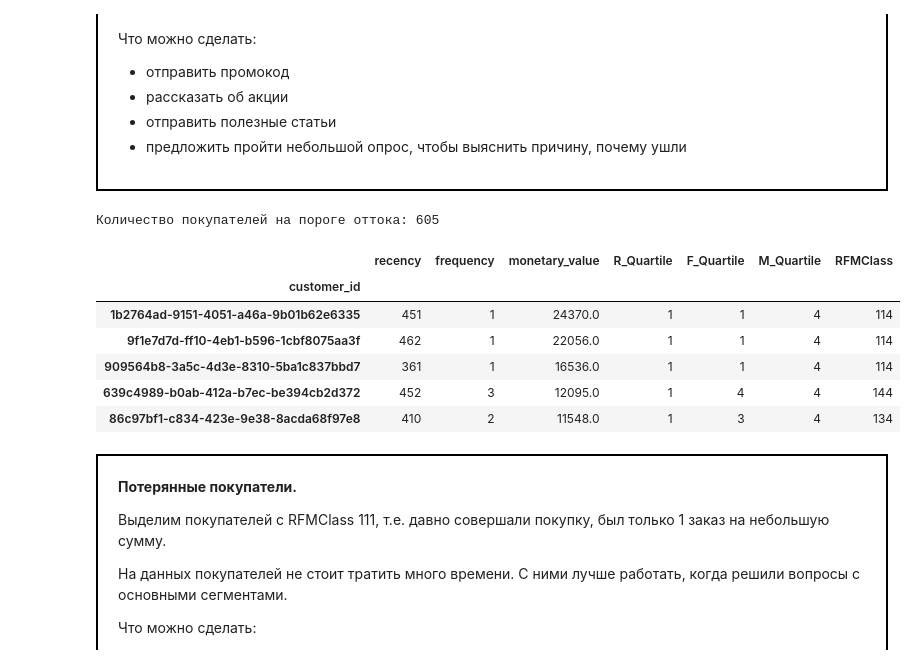
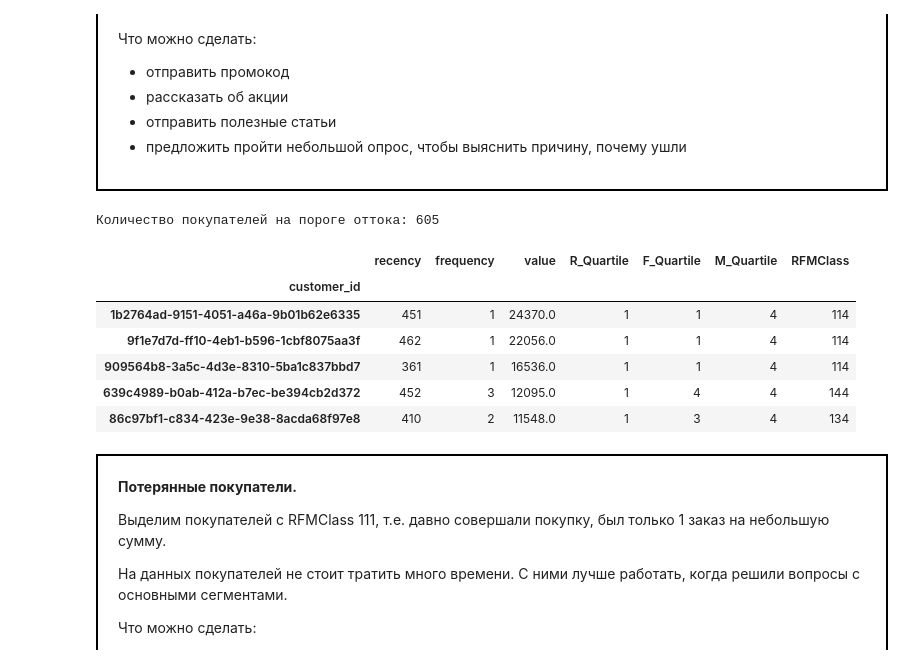
Before and after one commit to Daria-2024/Portfolio, a Jupyter notebook: Исследование интернет-магазина товаров для дома/ecom.ipynb, the cells around one changed output. Saved outputs shown, nothing was run; the diff lists cells and outputs as text; code cells hidden in the pictures.

```diff
--- a/Исследование интернет-магазина товаров для дома/ecom.ipynb
+++ b/Исследование интернет-магазина товаров для дома/ecom.ipynb
@@ -2059,7 +2059,7 @@ RFM_table['date'] = RFM_table['date'].astype(int)
 
 RFM_table.rename(columns={'date': 'recency',
                           'order_id': 'frequency',
-                          'total_value': 'monetary_value'}, inplace=True)
+                          'total_value': 'value'}, inplace=True)
 
 RFM_table.head()
 # %% [output]
@@ -2241,9 +2242,9 @@ def FM_Class(x,p,d):
     else:
         return 4
 
-RFM_Segment['R_Quartile'] = RFM_Segment['recency'].apply(R_Class, args=('recency',quantiles,))
-RFM_Segment['F_Quartile'] = RFM_Segment['frequency'].apply(FM_Class, args=('frequency',quantiles,))
-RFM_Segment['M_Quartile'] = RFM_Segment['monetary_value'].apply(FM_Class, args=('monetary_value',quantiles,))
+RFM_Segment['R_Quartile'] = RFM_Segment['recency'].apply(R_Class, args=('recency',quantiles))
+RFM_Segment['F_Quartile'] = RFM_Segment['frequency'].apply(FM_Class, args=('frequency',quantiles))
+RFM_Segment['M_Quartile'] = RFM_Segment['value'].apply(FM_Class, args=('value',quantiles,))
 RFM_Segment['RFMClass'] = RFM_Segment.R_Quartile.map(str) \
                             + RFM_Segment.F_Quartile.map(str) \
                             + RFM_Segment.M_Quartile.map(str)
@@ -2333,10 +2334,10 @@ RFM_Segment_2.query('RFMClass == ["344", "434"]').sort_values('monetary_value',
 </div>
 # %%
 print('Количество покупателей на пороге оттока:', len(RFM_Segment_2.query('R_Quartile <= 1')))
-RFM_Segment_2.query('R_Quartile <= 1').sort_values('monetary_value', ascending=False).head()
+RFM_Segment_2.query('R_Quartile <= 1').sort_values('value', ascending=False).head()
 # %% [output]
 Количество покупателей на пороге оттока: 605
-|  | recency | frequency | monetary_value | R_Quartile | F_Quartile | M_Quartile | RFMClass |
+|  | recency | frequency | value | R_Quartile | F_Quartile | M_Quartile | RFMClass |
 | customer_id |  |  |  |  |  |  |  |
 | 1b2764ad-9151-4051-a46a-9b01b62e6335 | 451 | 1 | 24370.0 | 1 | 1 | 4 | 114 |
 | 9f1e7d7d-ff10-4eb1-b596-1cbf8075aa3f | 462 | 1 | 22056.0 | 1 | 1 | 4 | 114 |
```
Also changed, not shown: parts of 14 cells of this notebook.
